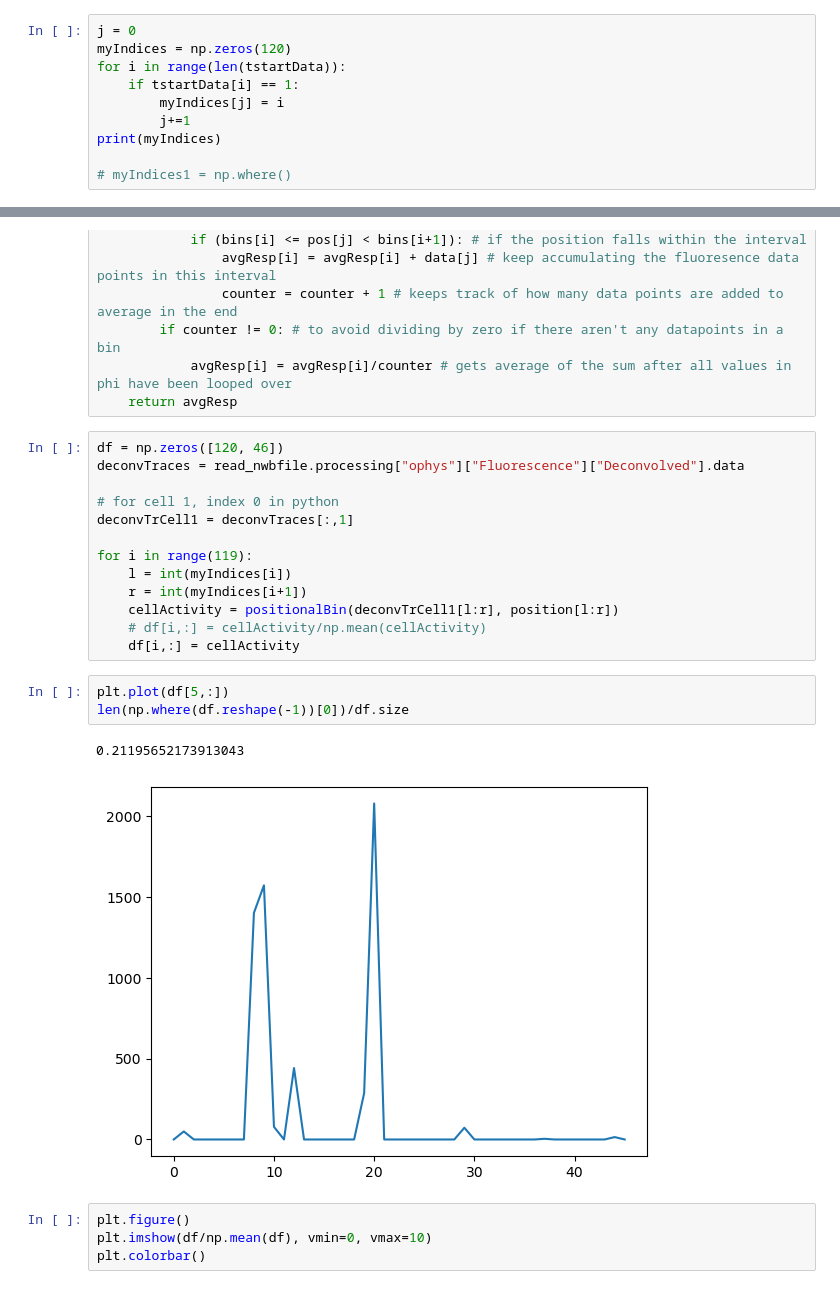
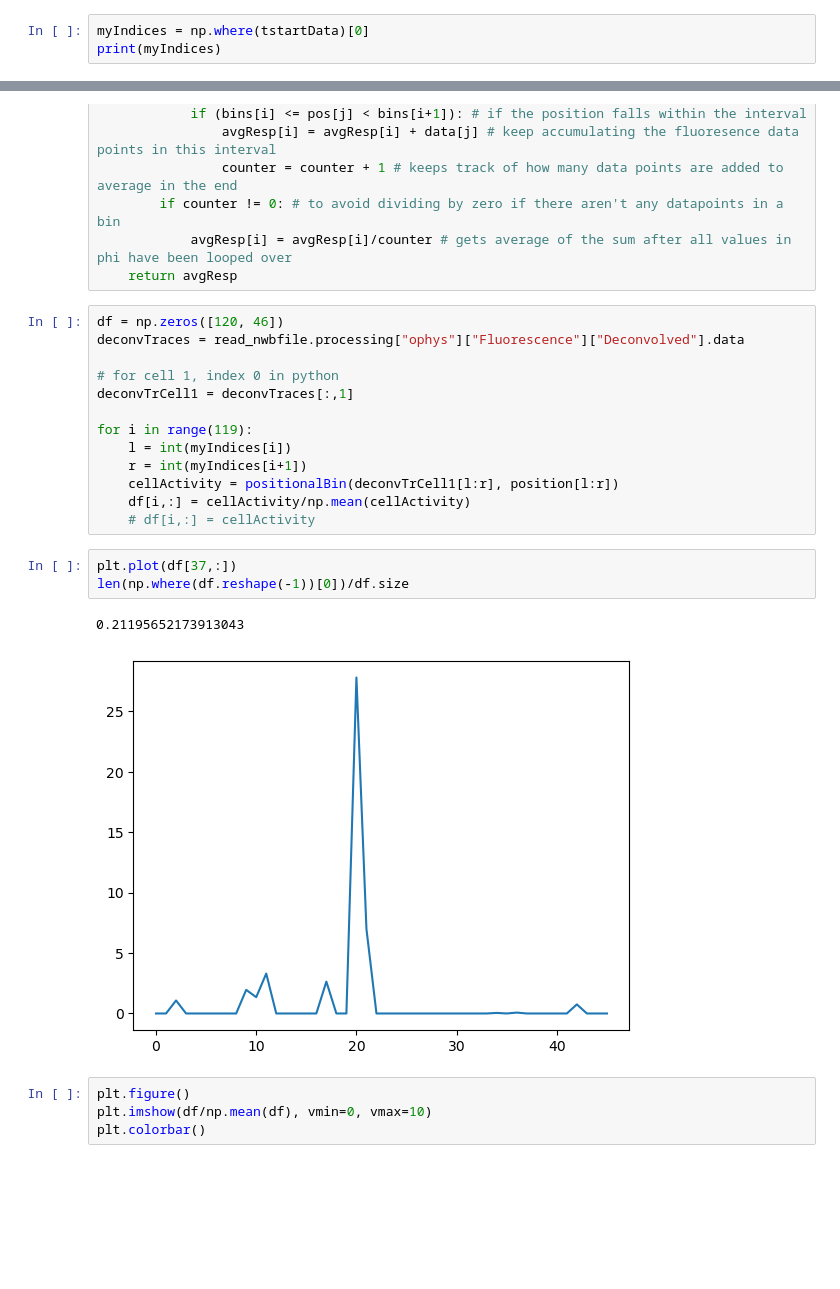
Before and after one commit to tarek-soubra/place-cell-project, a Jupyter notebook: explore.ipynb, the cells around one changed output, grey strips where cells are left out. Cells and saved outputs as stored; diff of their text form; blank space fills up the shorter version.

Commit message:
added incorrect attempt counting tuned cells

```diff
--- a/explore.ipynb
+++ b/explore.ipynb
@@ -214,13 +214,6 @@ print(myIndexp)
 120.0
 369
 # %%
-j = 0
-myIndices = np.zeros(120)
-for i in range(len(tstartData)):
-    if tstartData[i] == 1:
-        myIndices[j] = i
-        j+=1
+myIndices = np.where(tstartData)[0]
 print(myIndices)
-
-# myIndices1 = np.where()
 # %% [output]
@@ -319,14 +311,14 @@ for i in range(119):
     l = int(myIndices[i])
     r = int(myIndices[i+1])
     cellActivity = positionalBin(deconvTrCell1[l:r], position[l:r])
-    # df[i,:] = cellActivity/np.mean(cellActivity)
-    df[i,:] = cellActivity
+    df[i,:] = cellActivity/np.mean(cellActivity)
+    # df[i,:] = cellActivity
 # %%
-plt.plot(df[5,:])
+plt.plot(df[37,:])
 len(np.where(df.reshape(-1))[0])/df.size
 # %% [output]
 0.21195652173913043
-[figure, old version]
+[figure, new version]
 # %%
 plt.figure()
 plt.imshow(df/np.mean(df), vmin=0, vmax=10)
```
Also changed, not shown: parts of 9 cells of this notebook.
